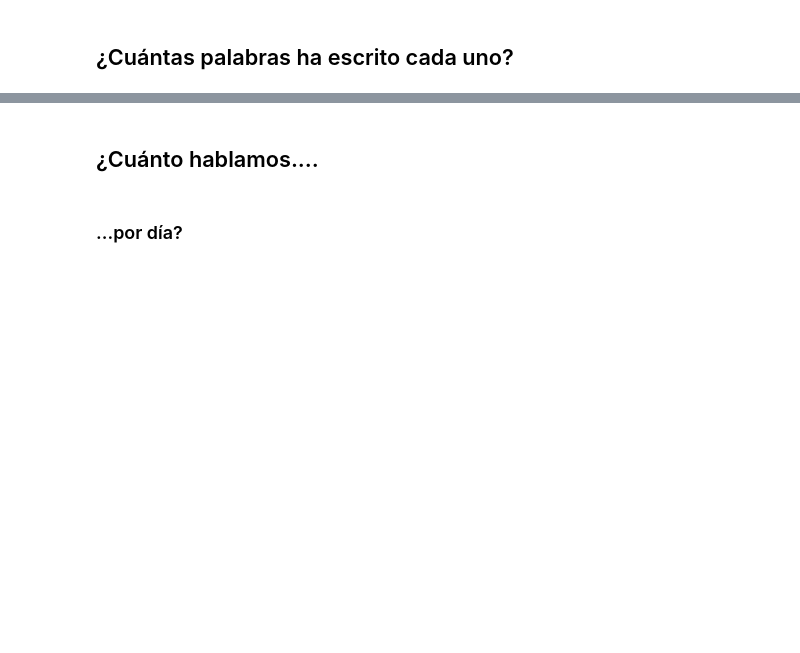
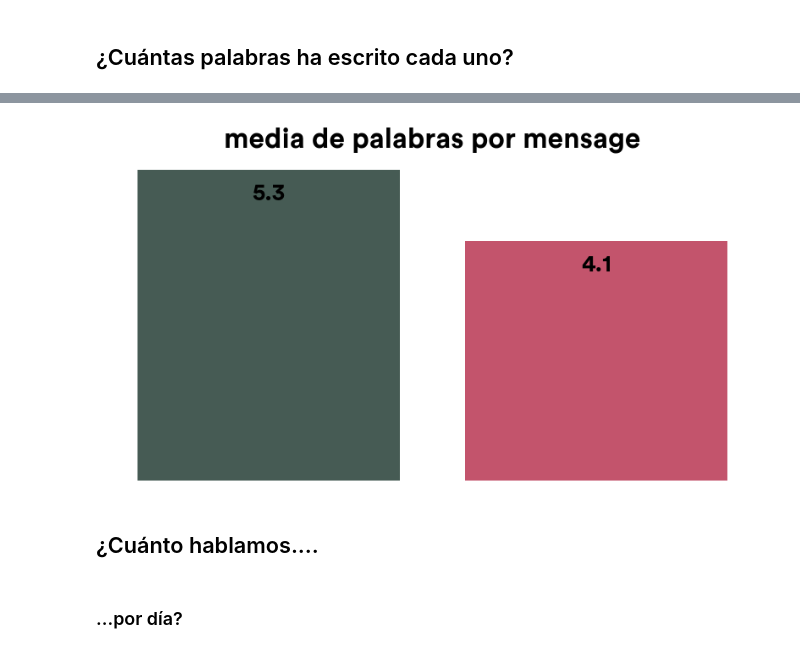
Before and after one commit to aguimorefran/whatsapp-wrapped, a Jupyter notebook: main.ipynb, the cells around one changed output, grey strips where cells are left out. Drawn from its saved outputs; the diff is of its cells as text; code cells hidden in the pictures; blank space fills up the shorter version.

```diff
--- a/main.ipynb
+++ b/main.ipynb
@@ -305,3 +181,45 @@ findfont: Font family 'Circular Std' not found.
+# %%
+# Media de palabras por mensaje por usuario.
+
+aux = df.copy()
+aux['n_words'] = aux['message'].apply(lambda x: len(x.split()))
+aux['n_messages'] = 1
+aux_grouped = aux.groupby(['author']).sum().reset_index()
+
+aux_grouped['avg_words'] = aux_grouped['n_words'] / aux_grouped['n_messages']
+
+sns.barplot(x='author', y='avg_words', data=aux_grouped, palette=rand_color_pair())
+plt.title('media de palabras por mensage')
+ax = plt.gca()
+ax.spines['top'].set_visible(False)
+ax.spines['right'].set_visible(False)
+ax.spines['bottom'].set_visible(False)
+ax.spines['left'].set_visible(False)
+plt.tick_params(top=False, bottom=False, left=False, right=False)
+
+# for p in splot.patches:
+#     splot.annotate(format(p.get_height(), '.1f'),
+#                    (p.get_x() + p.get_width() / 2., p.get_height()),
+#                    ha = 'center', va = 'center',
+#                    size=15,
+#                    xytext = (0, -12),
+#                    textcoords = 'offset points')
+
+for p in ax.patches:
+    ax.annotate(format(p.get_height(), '.1f'),
+                   (p.get_x() + p.get_width() / 2., p.get_height()),
+                   ha = 'center', va = 'center',
+                   size=20,
+                   xytext = (0, -20),
+                   textcoords = 'offset points')
+
+plt.xlabel('')
+plt.ylabel('')
+plt.xticks([])
+plt.yticks([])
+plt.show()
+# %% [output]
+[figure, added]
 # %% [markdown]
 ## ¿Cuánto hablamos....
 # %% [markdown]
```
Also changed, not shown: parts of 23 cells of this notebook.
